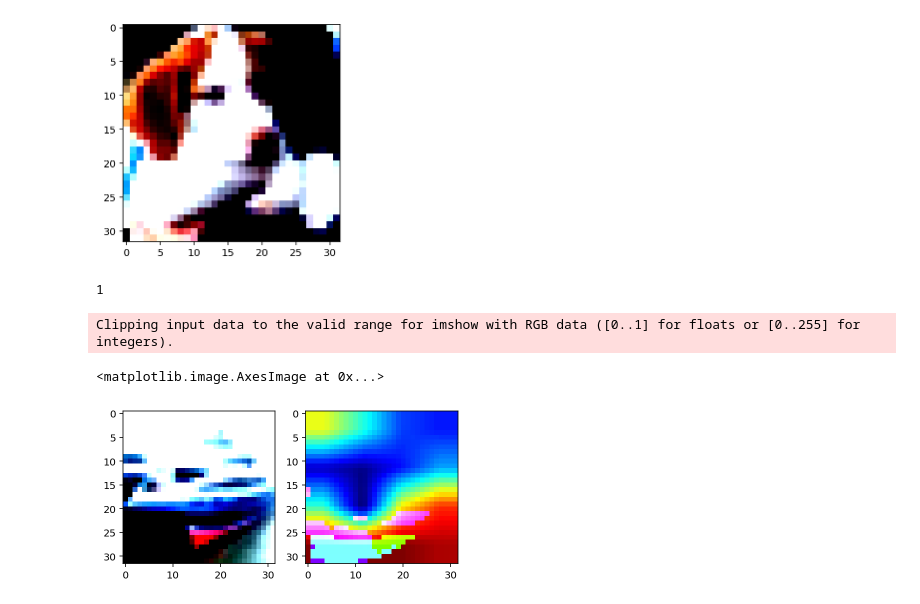
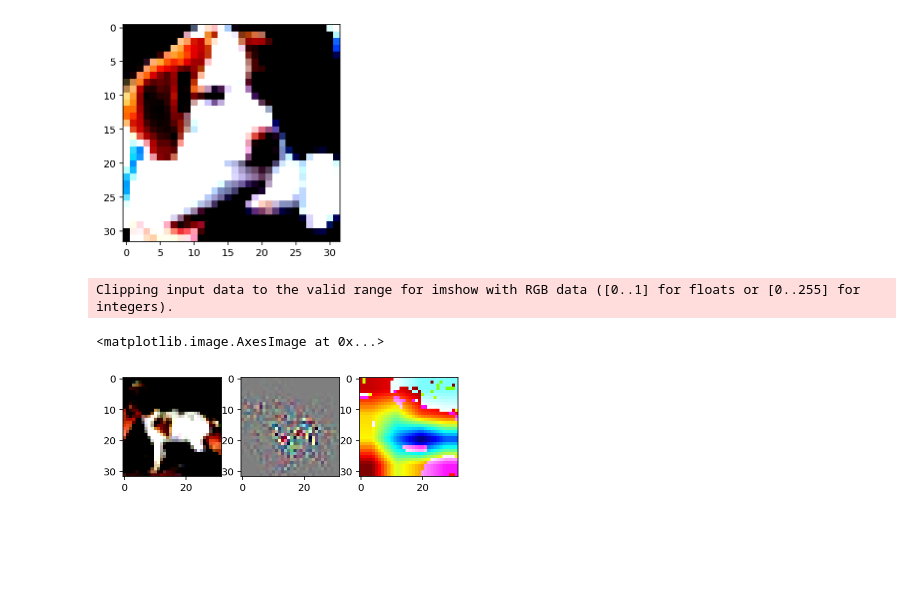
Before and after one commit to DimpleB0501/AiDatasets, a Jupyter notebook: Assignment.ipynb, the cells around one changed output. Cells and saved outputs as stored; diff of their text form; code cells hidden in the pictures; blank space fills up the shorter version.

```diff
--- a/Assignment.ipynb
+++ b/Assignment.ipynb
@@ -462,38 +462,50 @@ Clipping input data to the valid range for imshow with RGB data ([0..1] for floa
 [figure]
 # %%
 from pytorch_grad_cam import GradCAM, ScoreCAM, GradCAMPlusPlus, AblationCAM, XGradCAM, EigenCAM
-from pytorch_grad_cam.utils.image import show_cam_on_image
+#from pytorch_grad_cam.utils.image import show_cam_on_image
+from pytorch_grad_cam import GuidedBackpropReLUModel
+from pytorch_grad_cam.utils.image import show_cam_on_image, \
+    deprocess_image, \
+    preprocess_image
 import cv2
 import random
 
 image_id = random.randint(1,50)
-print (image_id)
+#print (image_id)
 
 img, _ = next(iter(testloader))
 img_tensor = img[image_id].unsqueeze(0).to(device)
 img=img[image_id].permute(1, 2, 0)
 
-plt.subplot(1, 2, 1)
+plt.subplot(1, 3, 1)
 plt.imshow(img)
 
 cam = GradCAM(model=net, target_layers=net.layer4)
 
 target_category = None
 
 grayscale_cam = cam(input_tensor=img_tensor)
 
 grayscale_cam = grayscale_cam[0, :]
 #print (grayscale_cam, len(grayscale_cam))
 #print (img, len(img))
 
+gb_model = GuidedBackpropReLUModel(model=net, use_cuda=True)
+gb = gb_model(img_tensor, target_category=None)
+cam_mask = cv2.merge([grayscale_cam, grayscale_cam, grayscale_cam])
+cam_gb = deprocess_image(cam_mask * gb)
+gb = deprocess_image(gb)
+
 rgb_img = np.float32(img) / 255
 
 cam_image = show_cam_on_image(rgb_img, grayscale_cam, use_rgb=True)
 cam_image = cv2.cvtColor(cam_image, cv2.COLOR_RGB2BGR)
-plt.subplot(1, 2, 2)
+plt.subplot(1, 3, 2)
+plt.imshow(cam_gb)
+
+plt.subplot(1, 3, 3)
 plt.imshow(cam_image)
 # %% [output]
-1
+Clipping input data to the valid range for imshow with RGB data ([0..1] for floats or [0..255] for integers).
-Clipping input data to the valid range for imshow with RGB data ([0..1] for floats or [0..255] for integers).
+<matplotlib.image.AxesImage at 0x...>
-<matplotlib.image.AxesImage at 0x...>
-[figure, old version]
+[figure, new version]
```
